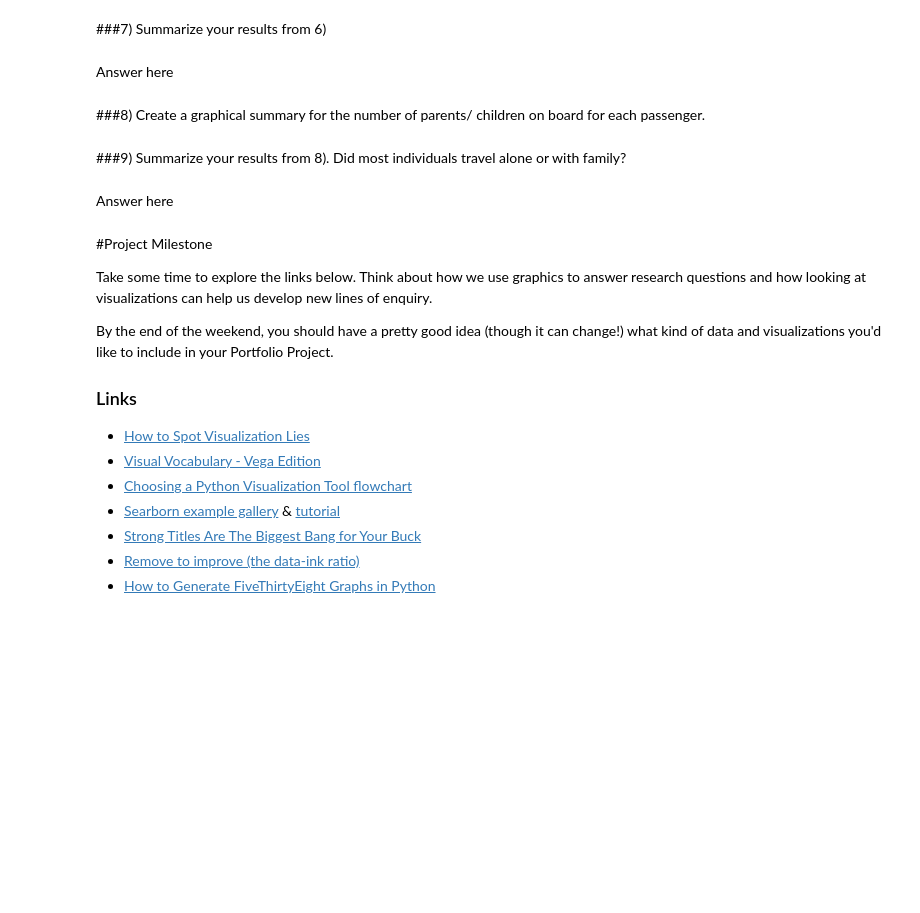
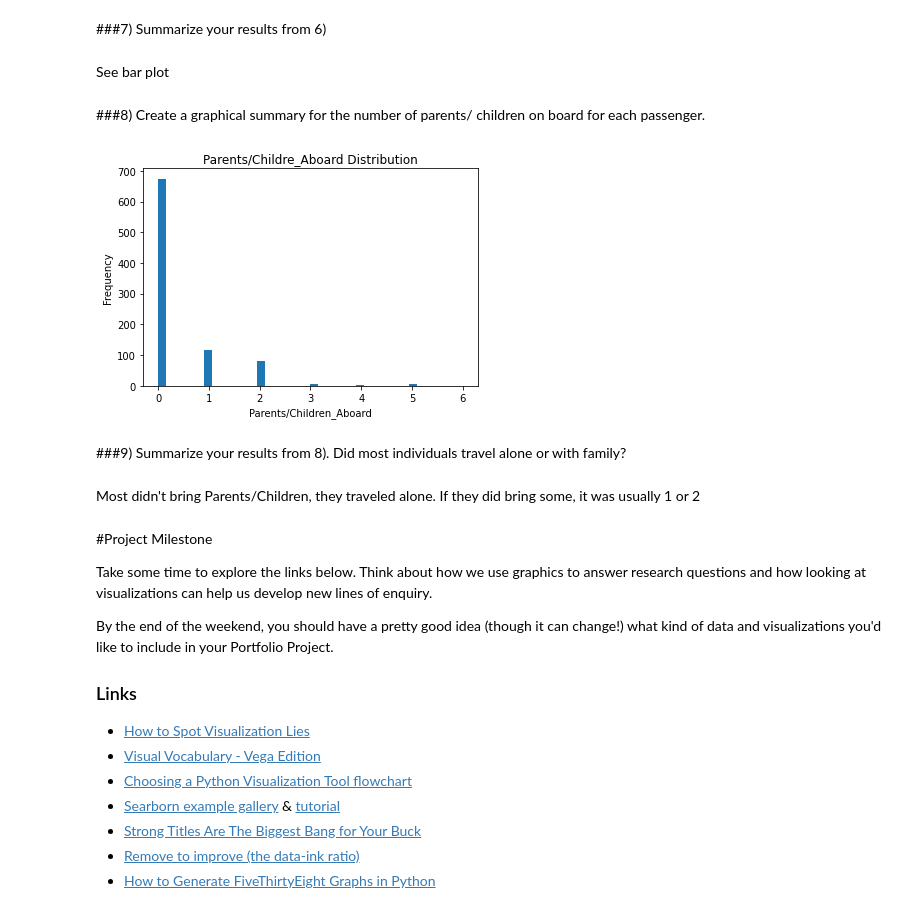
Before and after one commit to Samuel-Egbert31415/DS-Unit-1-Sprint-1-Data-Wrangling-and-Storytelling, a Jupyter notebook: module4-make-explanatory-visualizations/LS_DS_114_Make_Explanatory_Visualizations_Assignment.ipynb, the cells around one changed output. Saved outputs shown, nothing was run; the diff lists cells and outputs as text; code cells hidden in the pictures; blank space fills up the shorter version.

```diff
--- a/module4-make-explanatory-visualizations/LS_DS_114_Make_Explanatory_Visualizations_Assignment.ipynb
+++ b/module4-make-explanatory-visualizations/LS_DS_114_Make_Explanatory_Visualizations_Assignment.ipynb
@@ -101,7 +112,7 @@ plt.show()
 [figure]
 # %% [markdown]
 ###7) Summarize your results from 6)
-# %% [markdown]
-Answer here
+# %% [markdown]
+See bar plot
 # %% [markdown]
 ###8) Create a graphical summary for the number of parents/ children on board for each passenger.
@@ -110,7 +119,21 @@ Answer here
+# %%
+Titanic_Parents_ChildrenperPassenger = Titanic['Parents/Children_Aboard']
+Titanic_Parents_ChildrenperPassenger = Titanic_Parents_ChildrenperPassenger.reset_index()
+Titanic_Parents_ChildrenperPassenger.columns = ['Passenger','Parents/Children_Aboard']
+
+plt.hist(Titanic_Parents_ChildrenperPassenger['Parents/Children_Aboard'], bins = 40)
+
+plt.xlabel('Parents/Children_Aboard')
+plt.ylabel('Frequency')
+plt.title('Parents/Childre_Aboard Distribution')
+
+plt.show()
+# %% [output]
+[figure, added]
 # %% [markdown]
 ###9) Summarize your results from 8).  Did most individuals travel alone or with family?
-# %% [markdown]
-Answer here
+# %% [markdown]
+Most didn't bring Parents/Children, they traveled alone. If they did bring some, it was usually 1 or 2
 # %% [markdown]
 #Project Milestone
 
```
Also changed, not shown: parts of 3 cells of this notebook.
